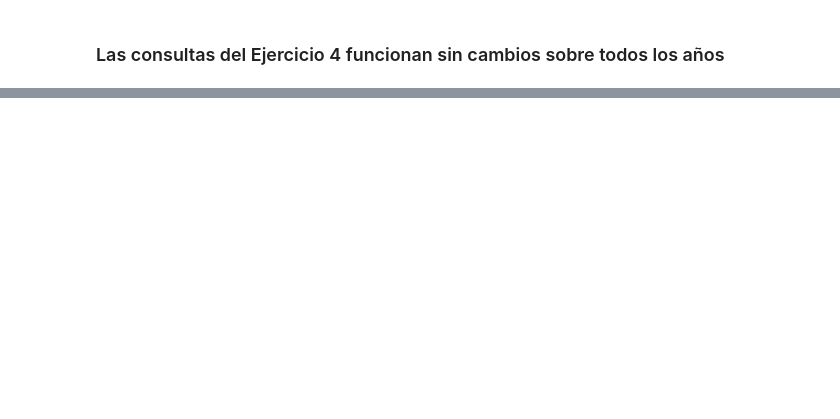
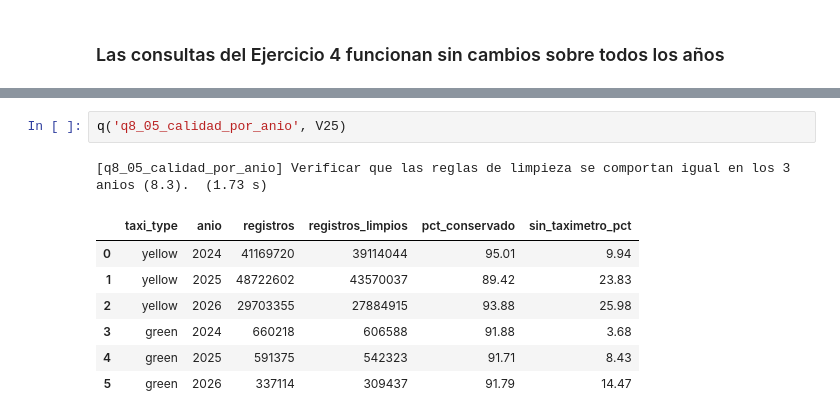
Before and after one commit to pablouwunya2021/duckdb, a Jupyter notebook: notebooks/03_incorporacion_anios.ipynb, the cells around one changed output, grey strips where cells are left out. Drawn from its saved outputs; the diff is of its cells as text; blank space fills up the shorter version.

```diff
--- a/notebooks/03_incorporacion_anios.ipynb
+++ b/notebooks/03_incorporacion_anios.ipynb
@@ -112,0 +184,11 @@ plt.tight_layout(); plt.show()
+# %%
+q('q8_05_calidad_por_anio', V25)
+# %% [output]
+[q8_05_calidad_por_anio] Verificar que las reglas de limpieza se comportan igual en los 3 anios (8.3).  (1.73 s)
+|  | taxi_type | anio | registros | registros_limpios | pct_conservado | sin_taximetro_pct |
+| 0 | yellow | 2024 | 41169720 | 39114044 | 95.01 | 9.94 |
+| 1 | yellow | 2025 | 48722602 | 43570037 | 89.42 | 23.83 |
+| 2 | yellow | 2026 | 29703355 | 27884915 | 93.88 | 25.98 |
+| 3 | green | 2024 | 660218 | 606588 | 91.88 | 3.68 |
+| 4 | green | 2025 | 591375 | 542323 | 91.71 | 8.43 |
+| 5 | green | 2026 | 337114 | 309437 | 91.79 | 14.47 |
```
Also changed, not shown: parts of 14 cells of this notebook, 8 other files.
